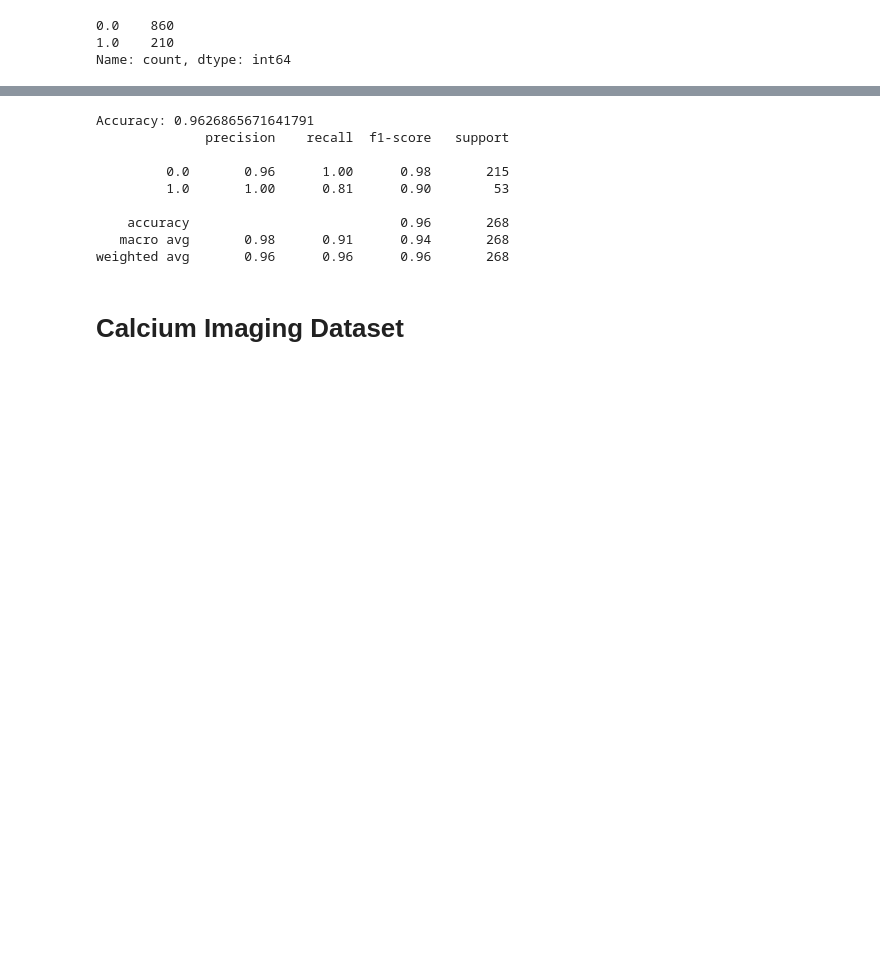
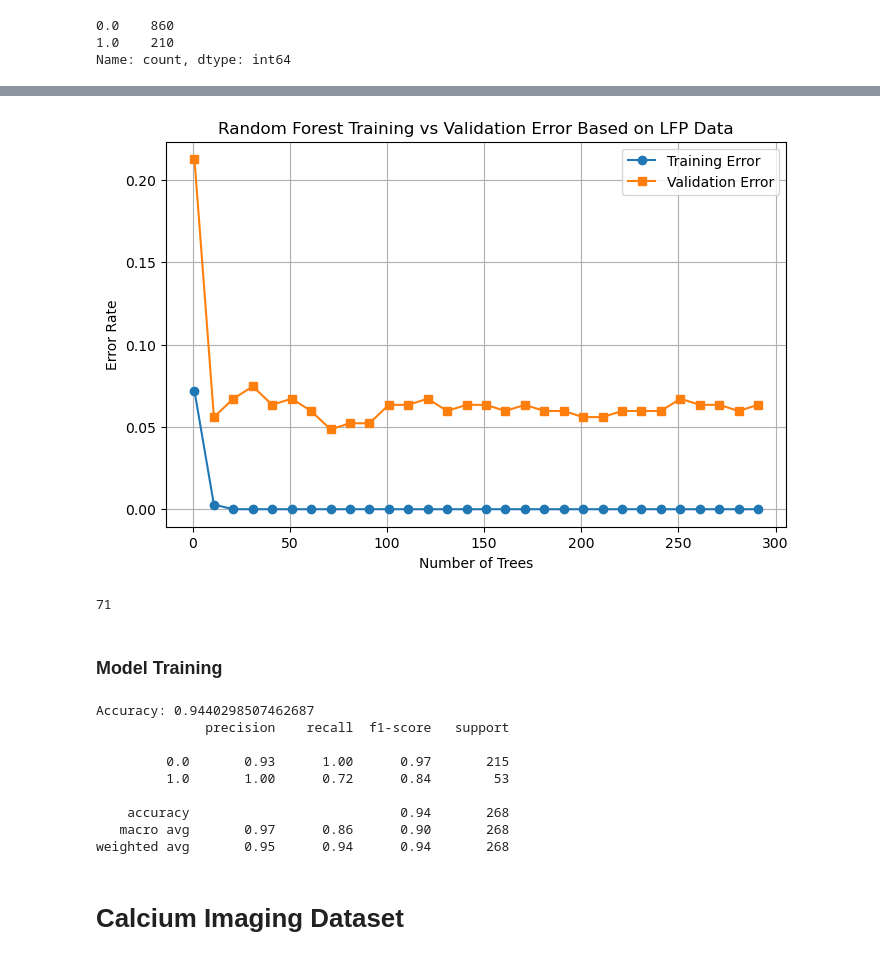
Before and after one commit to pbvijaya/BIPN162_Cell_Types, a Jupyter notebook: final_project_models.ipynb, the cells around one changed output, grey strips where cells are left out. Saved outputs shown, nothing was run; the diff lists cells and outputs as text; code cells hidden in the pictures; blank space fills up the shorter version.

```diff
--- a/final_project_models.ipynb
+++ b/final_project_models.ipynb
@@ -264,7 +287,25 @@ Name: count, dtype: int64
+# %%
+plt.figure(figsize=(8, 5))
+plt.plot(num_estimators, train_errors, label="Training Error", marker='o')
+plt.plot(num_estimators, val_errors, label="Validation Error", marker='s')
+plt.xlabel("Number of Trees")
+plt.ylabel("Error Rate")
+plt.title("Random Forest Training vs Validation Error Based on LFP Data")
+plt.legend()
+plt.grid()
+plt.show()
+# %% [output]
+[figure, added]
+# %%
+best_n_estimator = num_estimators[np.argmax(np.array([clf_accuracies]))]
+best_n_estimator
+# %% [output]
+71
+# %% [markdown]
+### Model Training
 # %%
-lfp_class_weight = {0: 1, 1: 4}
 # Train a Random Forest Classifier
-lfp_rf_clf = RandomForestClassifier(n_estimators=100, class_weight=lfp_class_weight, random_state=48)
+lfp_rf_clf = RandomForestClassifier(n_estimators=135, class_weight=lfp_class_weight, random_state=0)
 lfp_rf_clf.fit(lfp_X_train, lfp_y_train)
 
 # Make predictions
@@ -274,15 +315,15 @@ lfp_y_pred = lfp_rf_clf.predict(lfp_X_test)
 print("Accuracy:", accuracy_score(lfp_y_test, lfp_y_pred))
 print(classification_report(lfp_y_test, lfp_y_pred))
 # %% [output]
-Accuracy: 0.9626865671641791
+Accuracy: 0.9440298507462687
               precision    recall  f1-score   support
 
-         0.0       0.96      1.00      0.98       215
-         1.0       1.00      0.81      0.90        53
+         0.0       0.93      1.00      0.97       215
+         1.0       1.00      0.72      0.84        53
 
-    accuracy                           0.96       268
-   macro avg       0.98      0.91      0.94       268
-weighted avg       0.96      0.96      0.96       268
+    accuracy                           0.94       268
+   macro avg       0.97      0.86      0.90       268
+weighted avg       0.95      0.94      0.94       268
 # %% [markdown]
 # Calcium Imaging Dataset
 # %% [markdown]
```
Also changed, not shown: parts of 20 cells of this notebook.
